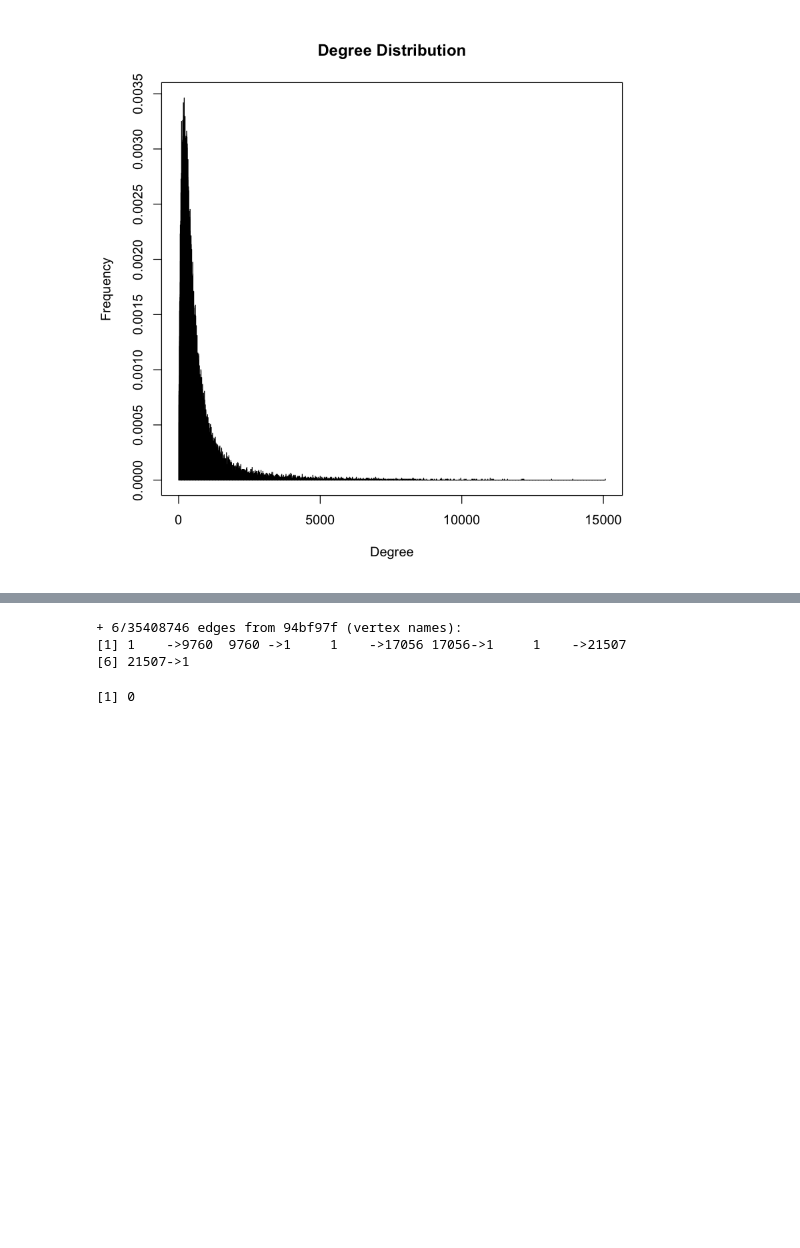
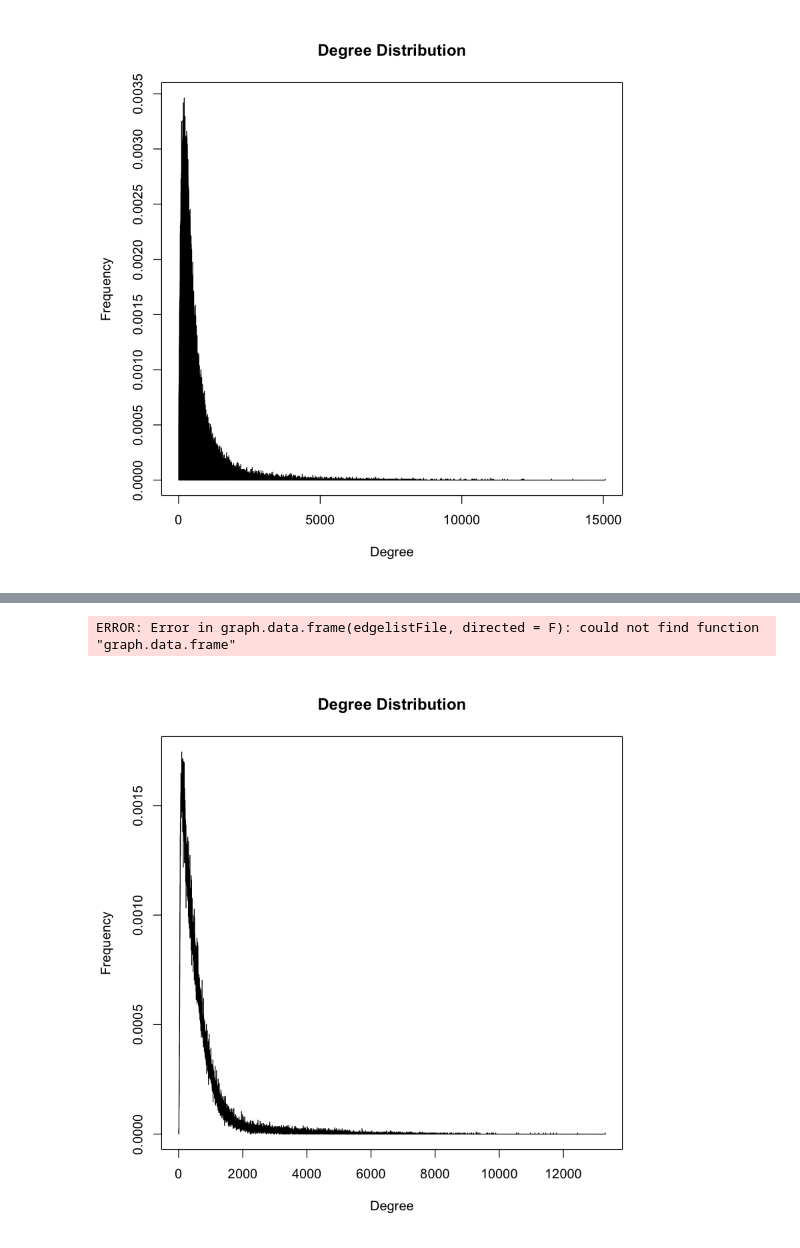
Before and after one commit to ayushdg/IMDB-Mining, a Jupyter notebook: Q2_Degree_Distribution.ipynb, the cells around one changed output, grey strips where cells are left out. Saved outputs shown, nothing was run; the diff lists cells and outputs as text; code cells hidden in the pictures; blank space fills up the shorter version.

```diff
--- a/Q2_Degree_Distribution.ipynb
+++ b/Q2_Degree_Distribution.ipynb
@@ -62,10 +19,4 @@ head(V(g))
-# %%
-head(edges)
-# %% [output]
-+ 6/35408746 edges from 94bf97f (vertex names):
-[1] 1    ->9760  9760 ->1     1    ->17056 17056->1     1    ->21507
-[6] 21507->1
-# %%
-length(edges$weight)
-# %% [output]
-[1] 0
+# %%
+edgelistFile<-read.table("movie_edge_list.txt")
+# %% [output]
+ERROR: Error in graph.data.frame(edgelistFile, directed = F): could not find function "graph.data.frame"
@@ -71,0 +25,6 @@ length(edges$weight)
+# %%
+g=graph.data.frame(edgelistFile, directed=F)
+# %%
+plot(degree.distribution(g),type='l',main = "Degree Distribution", xlab = "Degree", ylab = "Frequency")
+# %% [output]
+[figure, added]
```
Also changed, not shown: parts of 10 cells of this notebook, 1 other file.
